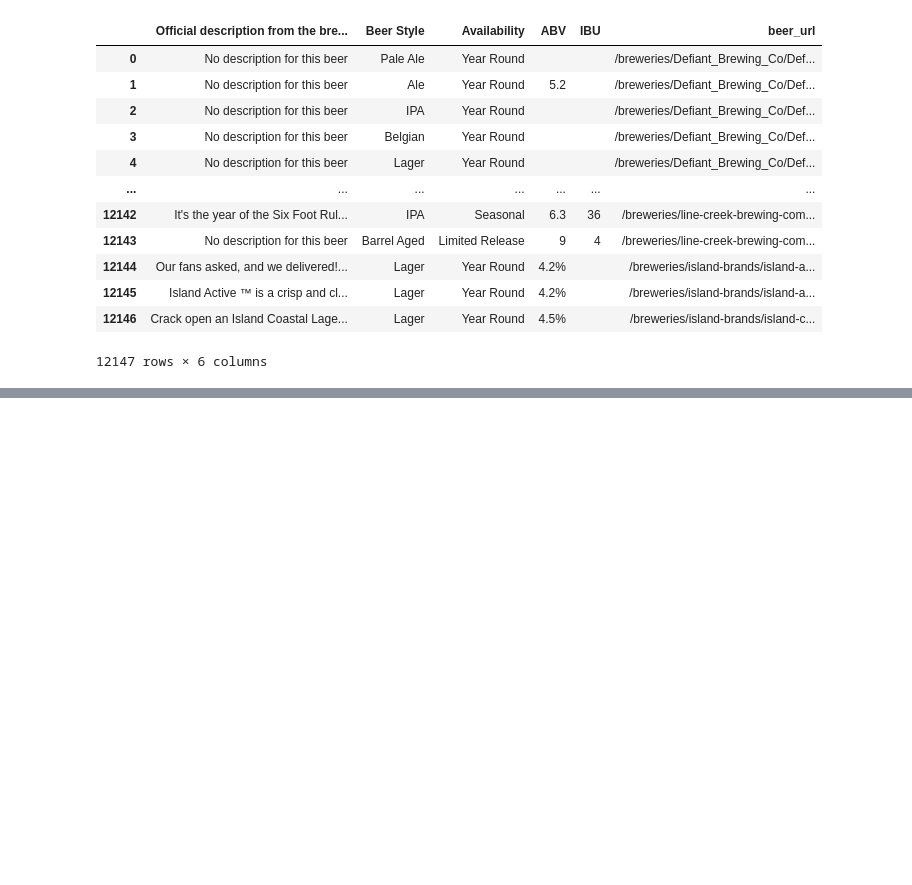
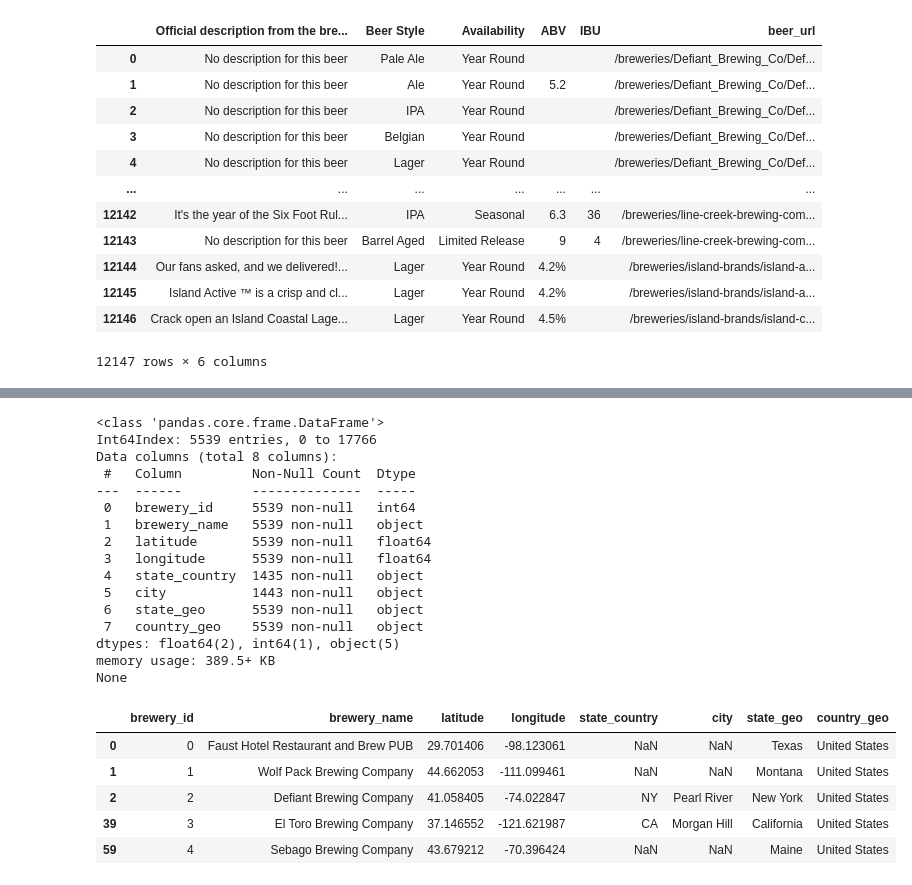
Before and after one commit to adpleach/breweries, a Jupyter notebook: brewbound.ipynb, the cells around one changed output, grey strips where cells are left out. Cells and saved outputs as stored; diff of their text form; code cells hidden in the pictures; blank space fills up the shorter version.

```diff
--- a/brewbound.ipynb
+++ b/brewbound.ipynb
@@ -241,0 +331,57 @@ memory usage: 633.7+ KB
+# %%
+# given only 26% of breweries gave beer information - and thus city/state. Decided to try reverse geocoding with geopy
+import time
+from geopy.geocoders import Nominatim
+
+# initialize Nominatim API
+geolocator = Nominatim(user_agent="geoapiExercises")
+
+state = []
+country = []
+
+for i in range(df_brewery.shape[0]):
+# for i in range(12):
+    Latitude = df_brewery['latitude'].iloc[[i]].to_string(header=False, index=False)
+    Longitude = df_brewery['longitude'].iloc[[i]].to_string(header=False, index=False)
+
+    time.sleep(1)
+    try:
+        location = geolocator.reverse(Latitude+","+Longitude)
+        address = location.raw['address']
+
+        # traverse the data
+        state_i = address.get('state', '')
+        state.append(state_i)
+        country_i = address.get('country', '')
+        country.append(country_i)
+    except:
+        state.append("")
+        country.append("")
+
+df_brewery['state_geo']= state
+df_brewery['country_geo']= country
+print(df_brewery.info())
+df_brewery.head()
+# %% [output]
+<class 'pandas.core.frame.DataFrame'>
+Int64Index: 5539 entries, 0 to 17766
+Data columns (total 8 columns):
+ #   Column         Non-Null Count  Dtype
+---  ------         --------------  -----
+ 0   brewery_id     5539 non-null   int64
+ 1   brewery_name   5539 non-null   object
+ 2   latitude       5539 non-null   float64
+ 3   longitude      5539 non-null   float64
+ 4   state_country  1435 non-null   object
+ 5   city           1443 non-null   object
+ 6   state_geo      5539 non-null   object
+ 7   country_geo    5539 non-null   object
+dtypes: float64(2), int64(1), object(5)
+memory usage: 389.5+ KB
+None
+|  | brewery_id | brewery_name | latitude | longitude | state_country | city | state_geo | country_geo |
+| 0 | 0 | Faust Hotel Restaurant and Brew PUB | 29.701406 | -98.123061 | NaN | NaN | Texas | United States |
+| 1 | 1 | Wolf Pack Brewing Company | 44.662053 | -111.099461 | NaN | NaN | Montana | United States |
+| 2 | 2 | Defiant Brewing Company | 41.058405 | -74.022847 | NY | Pearl River | New York | United States |
+| 39 | 3 | El Toro Brewing Company | 37.146552 | -121.621987 | CA | Morgan Hill | California | United States |
+| 59 | 4 | Sebago Brewing Company | 43.679212 | -70.396424 | NaN | NaN | Maine | United States |
```
Also changed, not shown: parts of 5 cells of this notebook, 2 other files.
